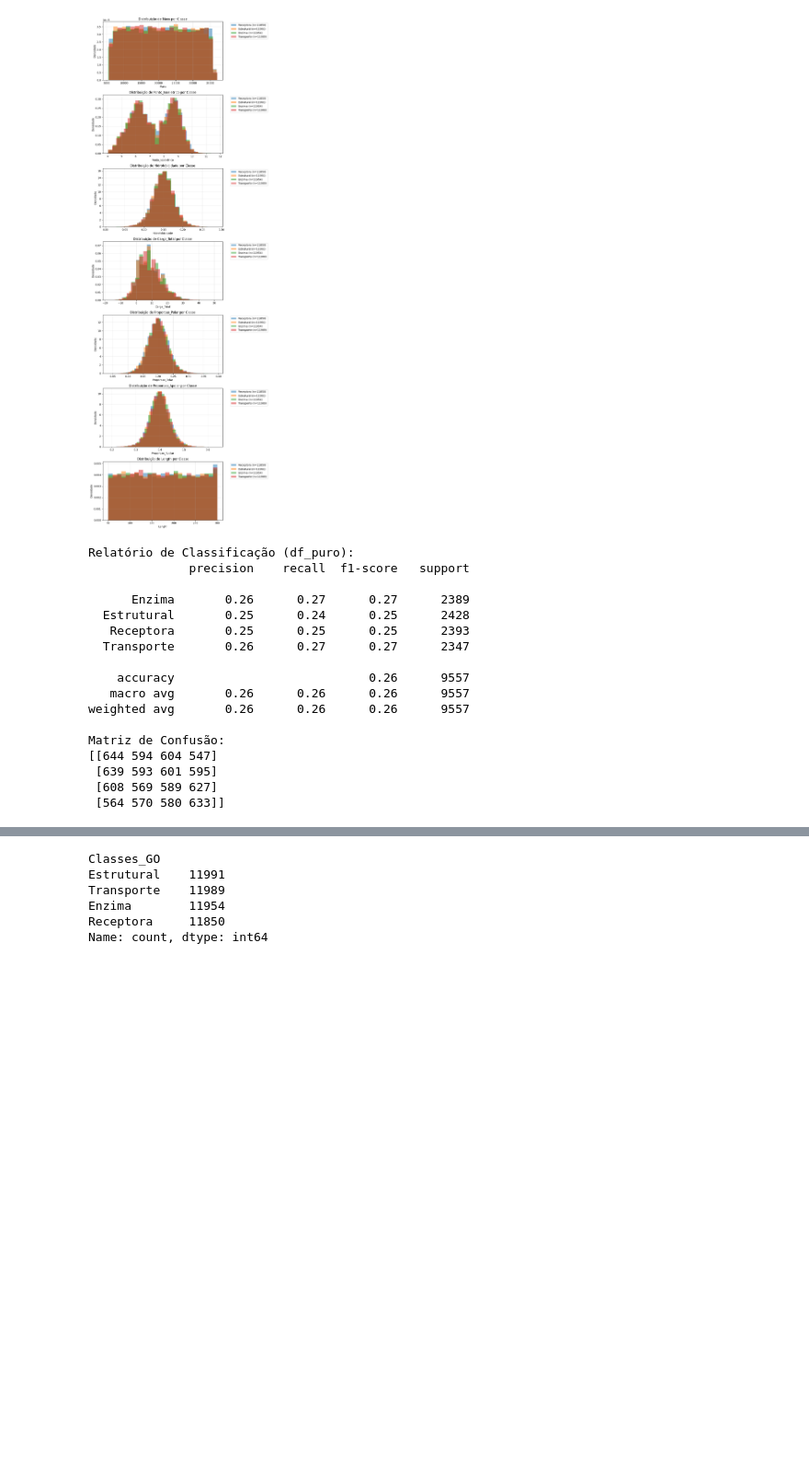
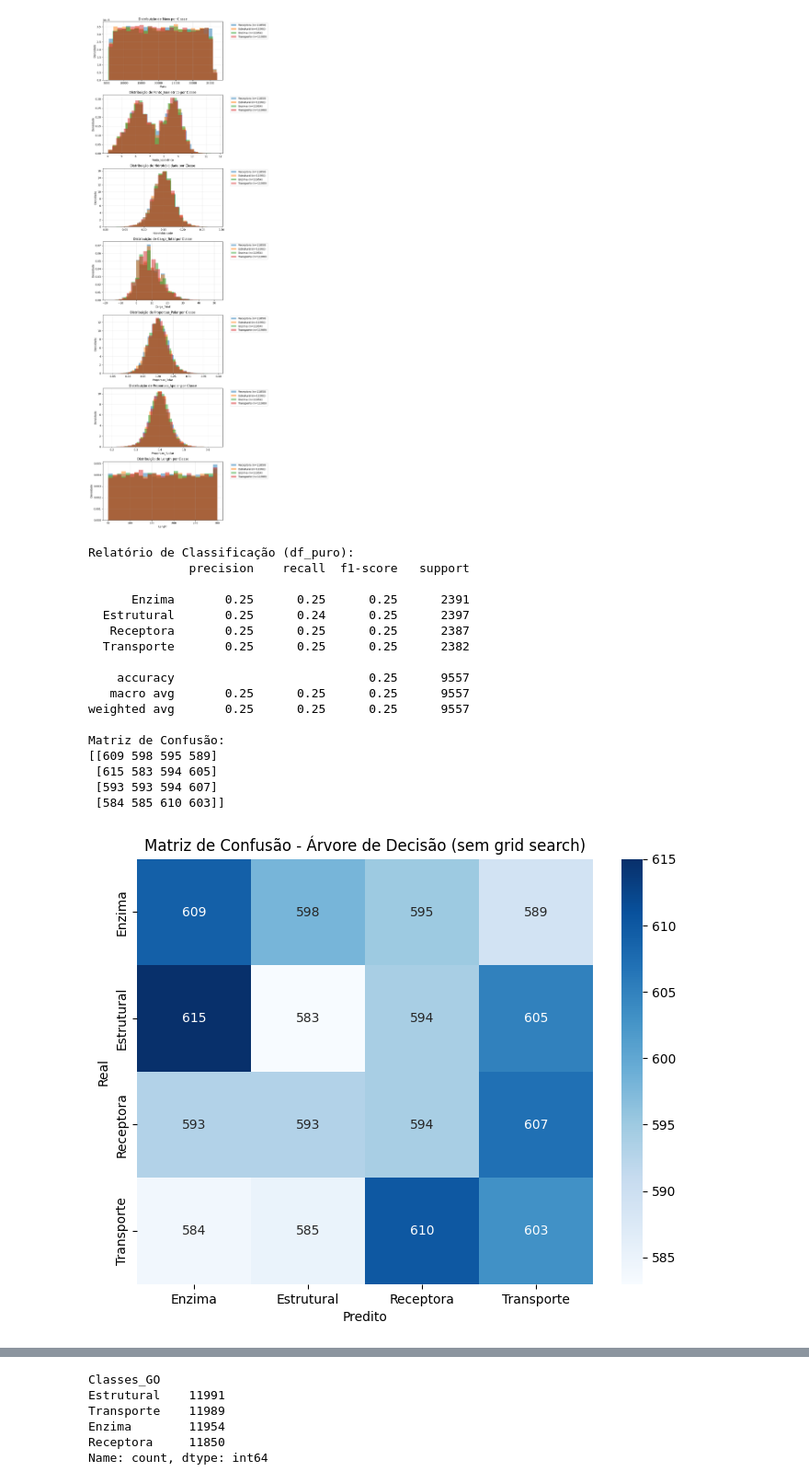
Before and after one commit to marcellovictor/classificacao-proteinas, a Jupyter notebook: kaggle.ipynb, the cells around one changed output, grey strips where cells are left out. Shown: that part at 92% size. Drawn from its saved outputs; the diff is of its cells as text; code cells hidden in the pictures; blank space fills up the shorter version.

```diff
--- a/kaggle.ipynb
+++ b/kaggle.ipynb
@@ -238,47 +234,52 @@ plt.show()
 # %%
 from sklearn.model_selection import train_test_split
 from sklearn.tree import DecisionTreeClassifier
 from sklearn.metrics import classification_report, confusion_matrix
 
-# Atributos e rótulos
 X = df_puro[['Mass', 'Ponto_Isoeletrico', 'Hidrofobicidade', 'Carga_Total',
             'Proporcao_Polar', 'Proporcao_Apolar', 'Length']]
 y = df_puro['Classes_GO']
 
-# Treino/teste
-X_train, X_test, y_train, y_test = train_test_split(X, y, test_size=0.2, random_state=42)
+X_train, X_test, y_train, y_test = train_test_split(X, y, test_size=0.2, random_state=37)
 
-# Modelo
-clf = DecisionTreeClassifier(random_state=42)
+clf = DecisionTreeClassifier(random_state=37)
 clf.fit(X_train, y_train)
 
-# Predições
 y_pred = clf.predict(X_test)
 
-# Avaliação
 print("\nRelatório de Classificação (df_puro):")
 print(classification_report(y_test, y_pred))
 
 print("Matriz de Confusão:")
 print(confusion_matrix(y_test, y_pred))
+
+matriz = confusion_matrix(y_test, y_pred)
+plt.figure(figsize=(8, 6))
+sns.heatmap(matriz, annot=True, fmt='d', cmap='Blues',
+            xticklabels=clf.classes_, yticklabels=clf.classes_)
+plt.title("Matriz de Confusão - Árvore de Decisão (sem grid search)")
+plt.xlabel("Predito")
+plt.ylabel("Real")
+plt.show()
 # %% [output]
 Relatório de Classificação (df_puro):
               precision    recall  f1-score   support
 
-      Enzima       0.26      0.27      0.27      2389
-  Estrutural       0.25      0.24      0.25      2428
-   Receptora       0.25      0.25      0.25      2393
-  Transporte       0.26      0.27      0.27      2347
+      Enzima       0.25      0.25      0.25      2391
+  Estrutural       0.25      0.24      0.25      2397
+   Receptora       0.25      0.25      0.25      2387
+  Transporte       0.25      0.25      0.25      2382
 
-    accuracy                           0.26      9557
-   macro avg       0.26      0.26      0.26      9557
-weighted avg       0.26      0.26      0.26      9557
+    accuracy                           0.25      9557
+   macro avg       0.25      0.25      0.25      9557
+weighted avg       0.25      0.25      0.25      9557
 
 Matriz de Confusão:
-[[644 594 604 547]
- [639 593 601 595]
- [608 569 589 627]
- [564 570 580 633]]
+[[609 598 595 589]
+ [615 583 594 605]
+ [593 593 594 607]
+ [584 585 610 603]]
+[figure, added]
 # %%
 from sklearn.model_selection import GridSearchCV
 from sklearn.tree import DecisionTreeClassifier
```
Also changed, not shown: parts of 17 cells of this notebook, 13 other files.
